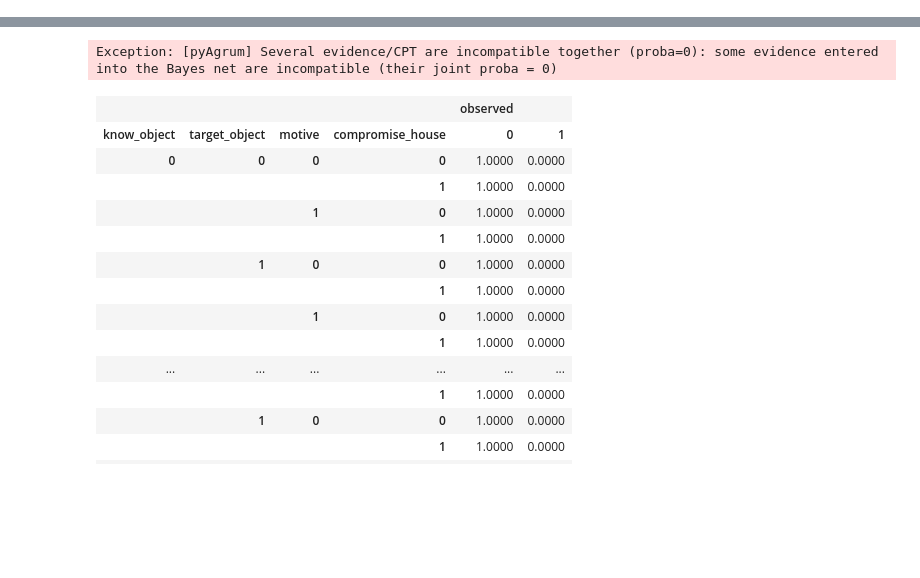
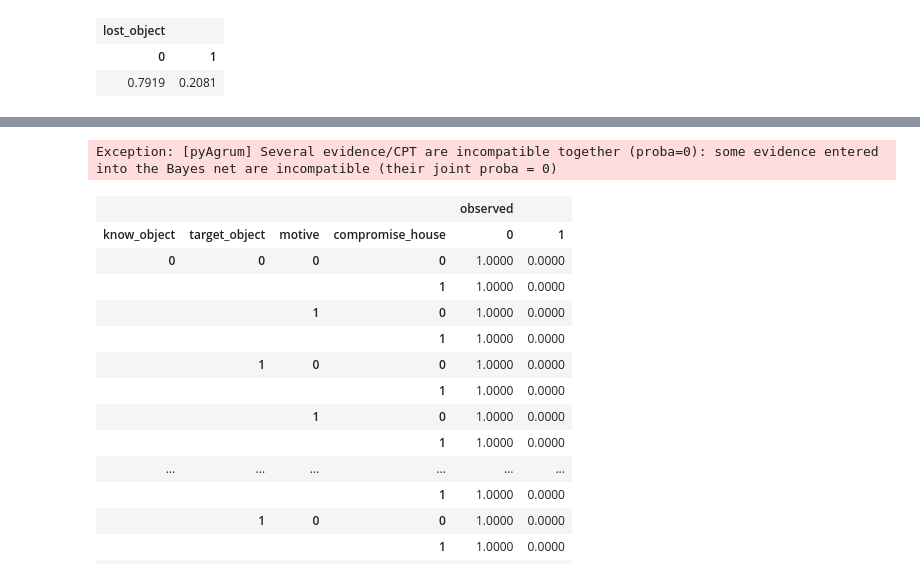
Before and after one commit to aludi/evaluatingScenarioBNs2023, a Jupyter notebook: BayesianJupyter.ipynb, the cells around one changed output, grey strips where cells are left out. Saved outputs shown, nothing was run; the diff lists cells and outputs as text; code cells hidden in the pictures; blank space fills up the shorter version.

```diff
--- a/BayesianJupyter.ipynb
+++ b/BayesianJupyter.ipynb
@@ -24,3 +24,9 @@ gnb.showInference(bnK2,evs={})
 gim.exportInference(bnK2, "BayesNets/K2BN.pdf", evs={})
 # %% [output]
 [drawing not drawn]
+# %%
+bnK2.cpt("lost_object")
+# %% [output]
+| lost_object |  |
+| 0 | 1 |
+| 0.7919 | 0.2081 |
```
Also changed, not shown: parts of 5 cells of this notebook, 15 other files.
